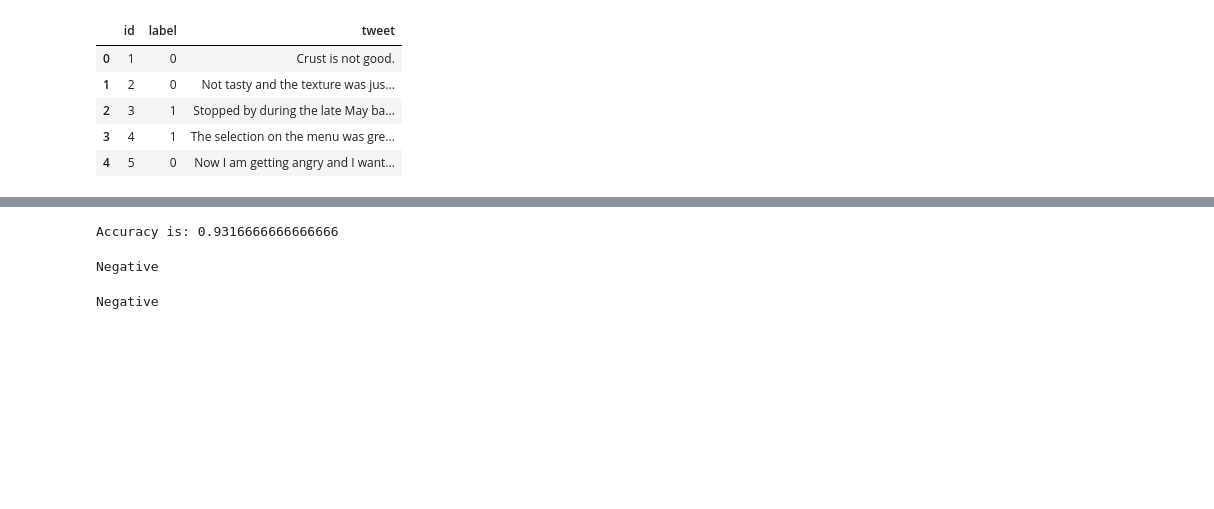
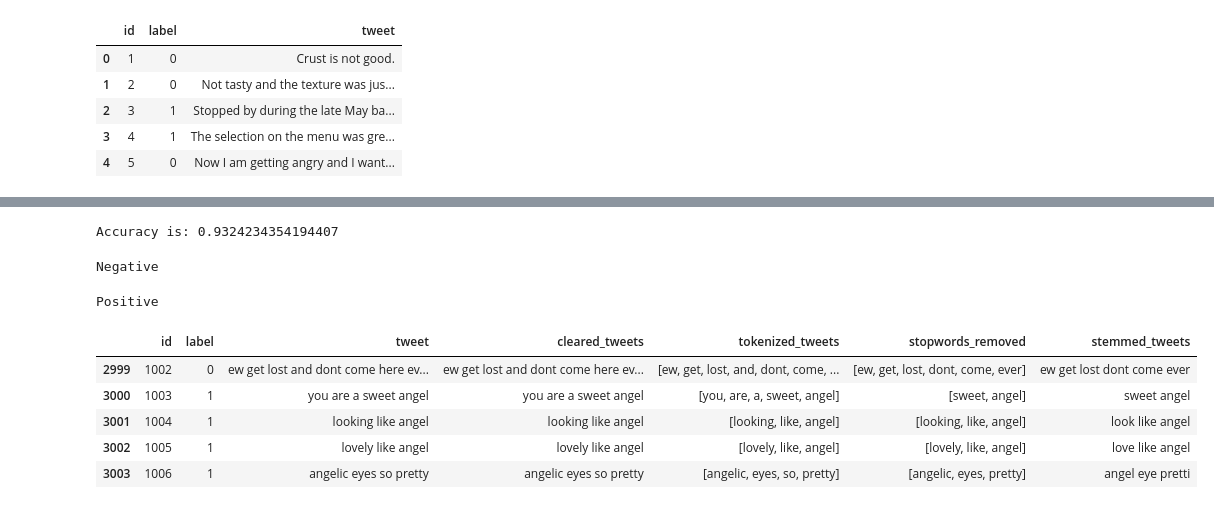
Before and after one commit to PriyanshiChandra/text-tone-detector, a Jupyter notebook: Amazon_reviews_analysis.ipynb, the cells around one changed output, grey strips where cells are left out. Drawn from its saved outputs; the diff is of its cells as text; code cells hidden in the pictures; blank space fills up the shorter version.

Commit message:
Added some more data manually

```diff
--- a/Amazon_reviews_analysis.ipynb
+++ b/Amazon_reviews_analysis.ipynb
@@ -239,15 +262,14 @@ negative_dataset = [(tweet_dict, "Negative")
 
 dataset = positive_dataset + negative_dataset
 # %%
-train_data = dataset[:1199]
-test_data = dataset[1200:]
+
 from nltk import classify
 from nltk import NaiveBayesClassifier
 new_classifier = NaiveBayesClassifier.train(dataset)
 
 print("Accuracy is:", classify.accuracy(new_classifier, dataset))
 # %% [output]
-Accuracy is: 0.9316666666666666
+Accuracy is: 0.9324234354194407
 # %%
 custom = "fuck you"
 custom=clear_tweets(custom)
@@ -267,7 +289,7 @@ with open ('saved_steps.pk1','wb') as file:
 with open('saved_steps.pk1','rb') as file:
     data=pickle.load(file)
 model_loaded=data['classifier']
-custom="fuck you"
+custom="looking like angel"
 custom=clear_tweets(custom)
 custom=tokenize_tweets(custom)
 custom=stopword_removal(custom)
@@ -275,4 +297,13 @@ custom=stemming_tweets(custom)
 custom=tokenize_tweets(custom)
 print(model_loaded.classify(dict([token, True] for token in custom)))
 # %% [output]
-Negative
+Positive
+# %%
+new_dataset.tail()
+# %% [output]
+|  | id | label | tweet | cleared_tweets | tokenized_tweets | stopwords_removed | stemmed_tweets |
+| 2999 | 1002 | 0 | ew get lost and dont come here ev... | ew get lost and dont come here ev... | [ew, get, lost, and, dont, come, ... | [ew, get, lost, dont, come, ever] | ew get lost dont come ever |
+| 3000 | 1003 | 1 | you are a sweet angel | you are a sweet angel | [you, are, a, sweet, angel] | [sweet, angel] | sweet angel |
+| 3001 | 1004 | 1 | looking like angel | looking like angel | [looking, like, angel] | [looking, like, angel] | look like angel |
+| 3002 | 1005 | 1 | lovely like angel | lovely like angel | [lovely, like, angel] | [lovely, like, angel] | love like angel |
+| 3003 | 1006 | 1 | angelic eyes so pretty | angelic eyes so pretty | [angelic, eyes, so, pretty] | [angelic, eyes, pretty] | angel eye pretti |
```
Also changed, not shown: parts of 3 cells of this notebook, 4 other files.
